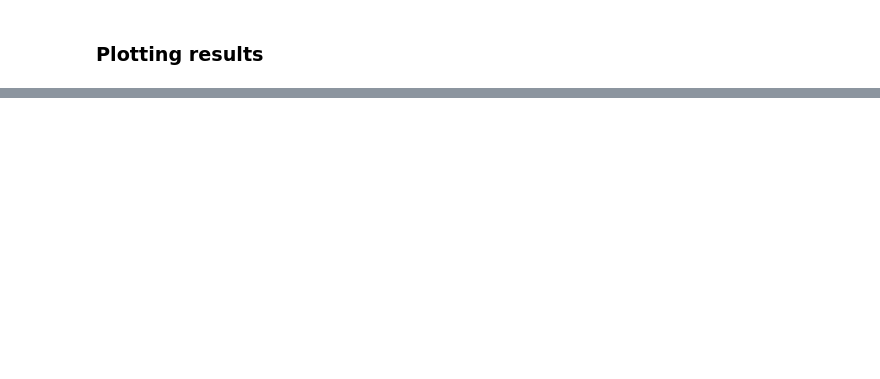
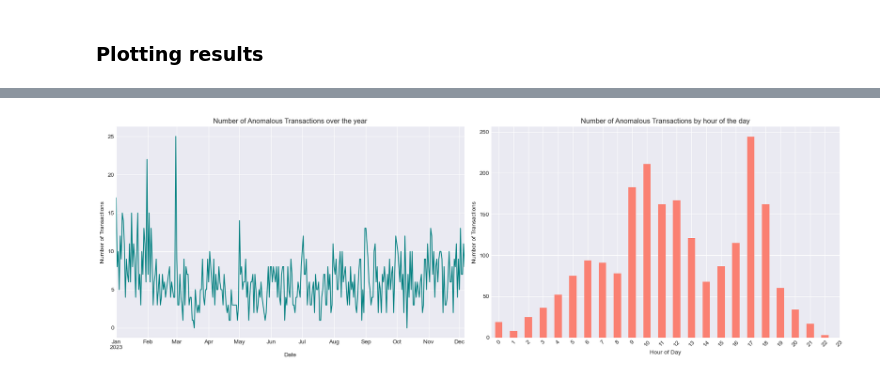
Before and after one commit to UoB-DSMP-2023-24/dsmp-2024-group27, a Jupyter notebook: AnomalyDetection/AnomalyDetection-Dataset2-Final .ipynb, the cells around one changed output, grey strips where cells are left out. Saved outputs shown, nothing was run; the diff lists cells and outputs as text; code cells hidden in the pictures; blank space fills up the shorter version.

```diff
--- a/AnomalyDetection/AnomalyDetection-Dataset2-Final .ipynb
+++ b/AnomalyDetection/AnomalyDetection-Dataset2-Final .ipynb
@@ -540,13 +516,0 @@ plt.show()
-# %%
-# Convert 'Datetime' to datetime and set as index
-all_transactions['Datetime'] = pd.to_datetime(all_transactions['Datetime'])
-all_transactions.set_index('Datetime', inplace=True)
-
-# Resample by day and count transactions
-daily_transactions = all_transactions.resample('D').size()
-
-plt.figure(figsize=(12, 6))
-daily_transactions.plot(title='Number of Risked Transactions Over Time')
-plt.ylabel('Number of Transactions')
-plt.xlabel('Date')
-plt.show()
@@ -681,0 +517,30 @@ Name: Datetime, Length: 45839, dtype: object
+# %%
+# Resample by day and count transactions
+daily_transactions = all_transactions.resample('D').size()
+
+# Extract hour from the index and count transactions per hour
+hourly_transactions = all_transactions.groupby(all_transactions.index.hour).size()
+
+# Using a style for better aesthetics
+plt.style.use('seaborn-darkgrid')
+
+# Setup subplots
+fig, (ax1, ax2) = plt.subplots(1, 2, figsize=(18, 6))
+
+# Plot daily transactions
+daily_transactions.plot(ax=ax1, title='Number of Anomalous Transactions over the year', color='teal')
+ax1.set_ylabel('Number of Transactions')
+ax1.set_xlabel('Date')
+
+# Plot hourly transactions
+hourly_transactions.plot(ax=ax2, kind='bar', title='Number of Anomalous Transactions by hour of the day', color='salmon')
+ax2.set_ylabel('Number of Transactions')
+ax2.set_xlabel('Hour of Day')
+ax2.set_xticks(range(0, 24))
+ax2.set_xticklabels(range(0, 24), rotation=45)
+
+# Show the plots side by side
+plt.tight_layout()
+plt.show()
+# %% [output]
+[figure, added]
```
Also changed, not shown: parts of 49 cells of this notebook, 3 other files.
